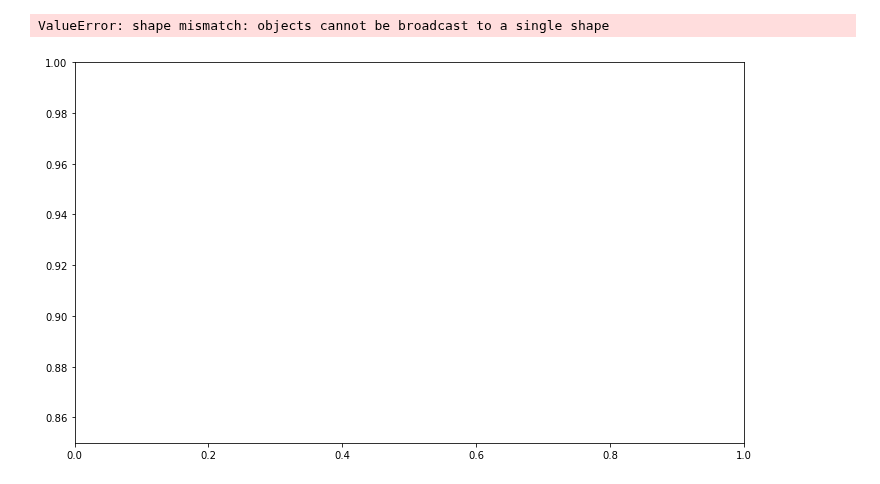
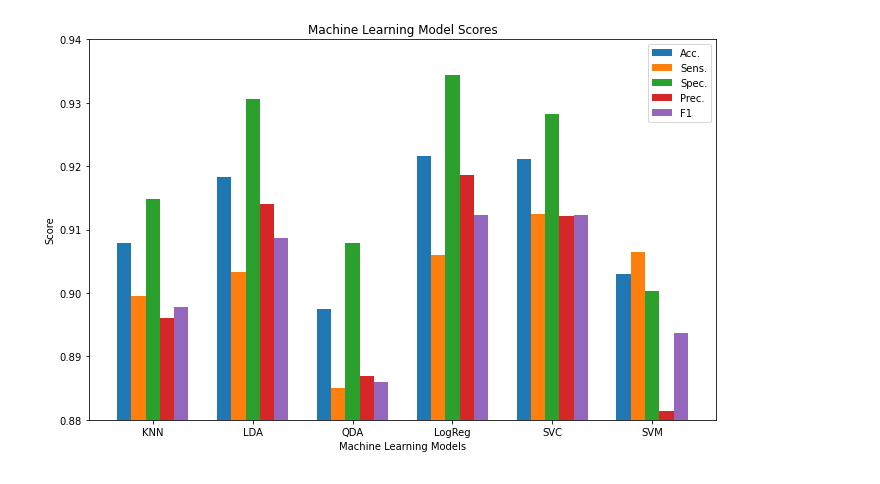
Before and after one commit to NNLUliskey/svsm_ml_2022, a Jupyter notebook: Graphs of ML Models.ipynb, the cells around one changed output. Saved outputs shown, nothing was run; the diff lists cells and outputs as text; code cells hidden in the pictures.

```diff
--- a/Graphs of ML Models.ipynb
+++ b/Graphs of ML Models.ipynb
@@ -26,6 +31,8 @@ main1_eval.append(xgboost_eval)
 # %%
-catboost_eval = confusion_calcs([23080,  1663, 1777, 18448])
+catboost_eval = confusion_calcs([23166, 1577, 1692, 18533])
 main1_eval.append(catboost_eval)
+catboost_after = confusion_calcs([23080, 1663, 1757, 18468])
+main1_after.append(catboost_after)
 # %%
 lightgbm_eval = confusion_calcs([23104, 1639, 1720, 18505])
 main1_eval.append(lightgbm_eval)
@@ -38,6 +52,10 @@ main1_eval.append(gboost_eval)
 # %%
-decisiontree_eval = confusion_calcs([22502,  2241, 1791, 18434])
+decisiontree_eval = confusion_calcs([22397, 2346, 1908, 18317])
 main1_eval.append(decisiontree_eval)
+decisiontree_after = confusion_calcs([22670, 2073, 1762, 18463])
+main1_after.append(decisiontree_after)
 # %%
-rf_eval = confusion_calcs([23105, 1638, 1707, 18518])
+rf_eval = confusion_calcs([22476, 2267, 1651, 18574])
 main1_eval.append(rf_eval)
+rf_after = confusion_calcs([23027, 1716, 1600, 18625])
+main1_after.append(rf_after)
@@ -47,3 +62,8 @@ main1_eval.append(bagging_eval)
+# %%
+bagging_eval = confusion_calcs([22771, 1972, 1738, 18487])
+main1_eval.append(bagging_eval)
+bagging_after = confusion_calcs([23064, 1679, 1637, 18588])
+main1_after.append(bagging_after)
 # %%
 knn_eval = confusion_calcs([22634,  2109, 2032, 18193])
 main2_eval.append(knn_eval)
@@ -124,34 +140,33 @@ ValueError: shape mismatch: objects cannot be broadcast to a single shape
 # %%
-columns = ['Decision Tree', 'Random Forests','LDA', 'QDA']
+columns = ['KNN', 'LDA', 'QDA', 'LogReg', 'SVC', 'SVM']
 
-fig, axs = plt.subplots(figsize=(12,7))
-axs.set_ylim(0.85, 1)
-X_axis = np.arange(0, 2.4, 0.6)
+fig, axs = plt.subplots(figsize=(11.25,7))
+axs.set_ylim(0.88, 0.94)
+X_axis = np.arange(0, 4.1, 0.7)
 acc_list = []
 sens_list = []
 spec_list = []
 prec_list = []
 f1_list = []
 
 for model_list in main2_eval:
     acc_list.append(model_list[0])
     sens_list.append(model_list[1])
     spec_list.append(model_list[2])
     prec_list.append(model_list[3])
     f1_list.append(model_list[4])
 
 plt.bar(X_axis - 0.2, acc_list, 0.1, label = 'Acc.')
 plt.bar(X_axis - 0.1, sens_list, 0.1, label = 'Sens.')
 plt.bar(X_axis, spec_list, 0.1, label = 'Spec.')
 plt.bar(X_axis + 0.1, prec_list, 0.1, label = 'Prec.')
 plt.bar(X_axis + 0.2, f1_list, 0.1, label = 'F1')
 
 plt.xticks(X_axis, columns)
 plt.xlabel("Machine Learning Models")
 plt.ylabel("Score")
 plt.title("Machine Learning Model Scores")
 plt.legend(loc='upper right')
 plt.show()
 # %% [output]
-ValueError: shape mismatch: objects cannot be broadcast to a single shape
-[figure, old version]
+[figure, new version]
```
Also changed, not shown: parts of 25 cells of this notebook.
